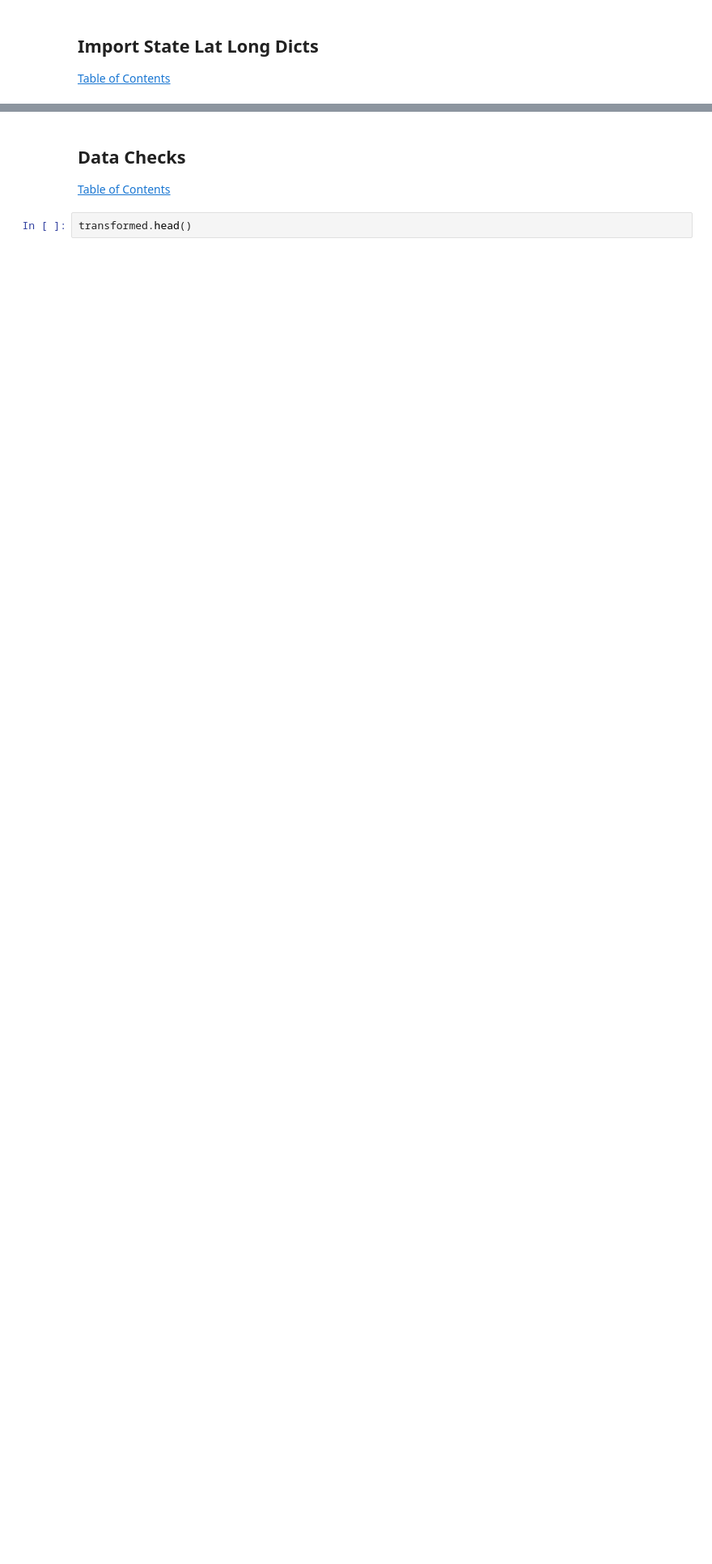
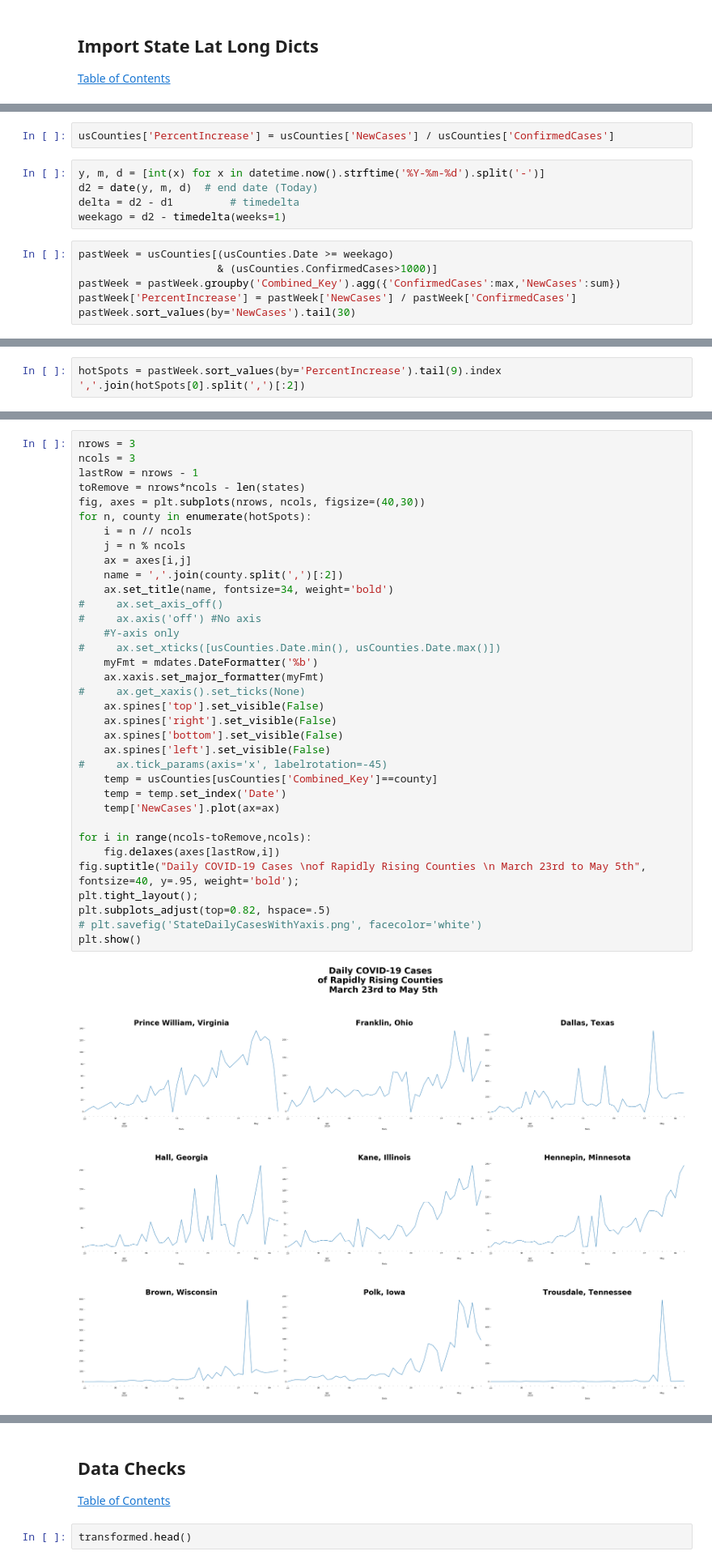
Before and after one commit to Matthew-Mitchell/JHU-COVID-19-Processing, a Jupyter notebook: EDA_DEV_Notebooks/CoronaVirus Map Data Processing Post Mar26th.ipynb, the cells around one changed output, grey strips where cells are left out. Shown at 81% size. Drawn from its saved outputs; the diff is of its cells as text; blank space fills up the shorter version.

```diff
--- a/EDA_DEV_Notebooks/CoronaVirus Map Data Processing Post Mar26th.ipynb
+++ b/EDA_DEV_Notebooks/CoronaVirus Map Data Processing Post Mar26th.ipynb
@@ -159,0 +269,13 @@ Name: Date, dtype: int64
+# %%
+usCounties['PercentIncrease'] = usCounties['NewCases'] / usCounties['ConfirmedCases']
+# %%
+y, m, d = [int(x) for x in datetime.now().strftime('%Y-%m-%d').split('-')]
+d2 = date(y, m, d)  # end date (Today)
+delta = d2 - d1         # timedelta
+weekago = d2 - timedelta(weeks=1)
+# %%
+pastWeek = usCounties[(usCounties.Date >= weekago)
+                      & (usCounties.ConfirmedCases>1000)]
+pastWeek = pastWeek.groupby('Combined_Key').agg({'ConfirmedCases':max,'NewCases':sum})
+pastWeek['PercentIncrease'] = pastWeek['NewCases'] / pastWeek['ConfirmedCases']
+pastWeek.sort_values(by='NewCases').tail(30)
@@ -159,0 +306,3 @@ Name: Date, dtype: int64
+# %%
+hotSpots = pastWeek.sort_values(by='PercentIncrease').tail(9).index
+','.join(hotSpots[0].split(',')[:2])
@@ -159,0 +322,37 @@ Name: Date, dtype: int64
+# %%
+nrows = 3
+ncols = 3
+lastRow = nrows - 1
+toRemove = nrows*ncols - len(states)
+fig, axes = plt.subplots(nrows, ncols, figsize=(40,30))
+for n, county in enumerate(hotSpots):
+    i = n // ncols
+    j = n % ncols
+    ax = axes[i,j]
+    name = ','.join(county.split(',')[:2])
+    ax.set_title(name, fontsize=34, weight='bold')
+#     ax.set_axis_off()
+#     ax.axis('off') #No axis
+    #Y-axis only
+#     ax.set_xticks([usCounties.Date.min(), usCounties.Date.max()])
+    myFmt = mdates.DateFormatter('%b')
+    ax.xaxis.set_major_formatter(myFmt)
+#     ax.get_xaxis().set_ticks(None)
+    ax.spines['top'].set_visible(False)
+    ax.spines['right'].set_visible(False)
+    ax.spines['bottom'].set_visible(False)
+    ax.spines['left'].set_visible(False)
+#     ax.tick_params(axis='x', labelrotation=-45)
+    temp = usCounties[usCounties['Combined_Key']==county]
+    temp = temp.set_index('Date')
+    temp['NewCases'].plot(ax=ax)
+
+for i in range(ncols-toRemove,ncols):
+    fig.delaxes(axes[lastRow,i])
+fig.suptitle("Daily COVID-19 Cases \nof Rapidly Rising Counties \n March 23rd to May 5th", fontsize=40, y=.95, weight='bold');
+plt.tight_layout();
+plt.subplots_adjust(top=0.82, hspace=.5)
+# plt.savefig('StateDailyCasesWithYaxis.png', facecolor='white')
+plt.show()
+# %% [output]
+[figure, added]
```
Also changed, not shown: parts of 47 cells of this notebook, 5 other files.
